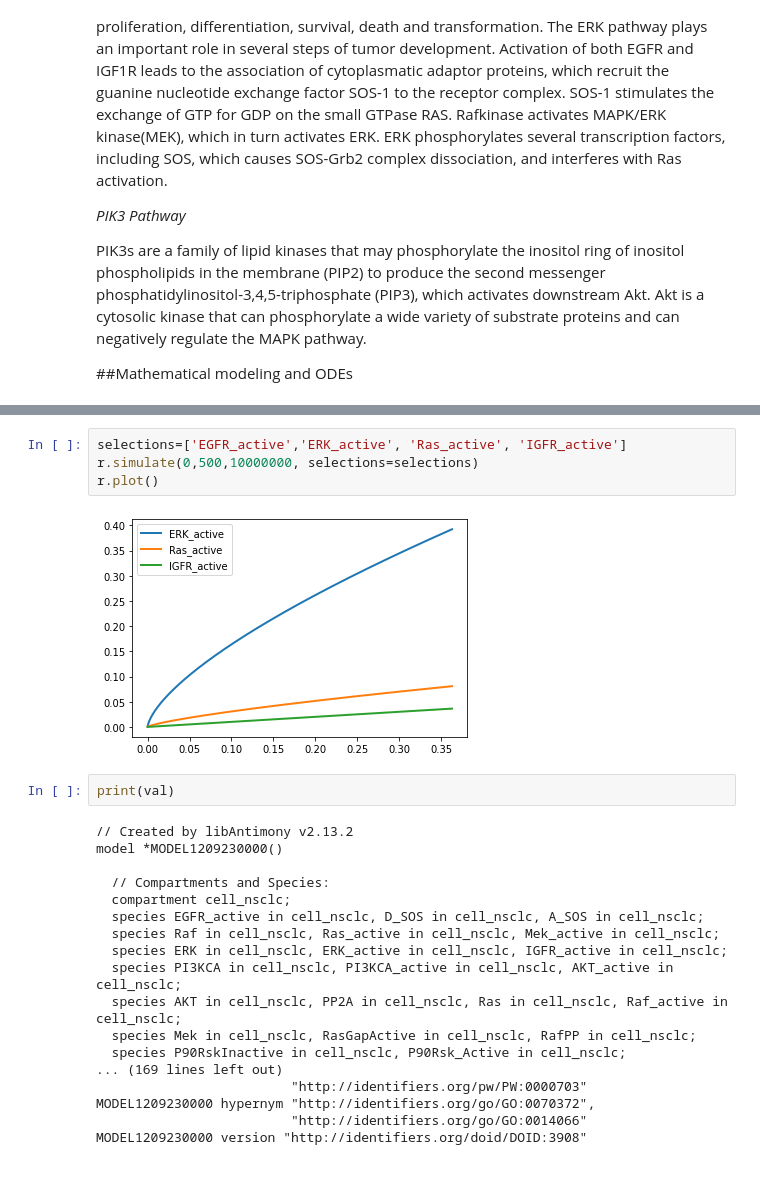
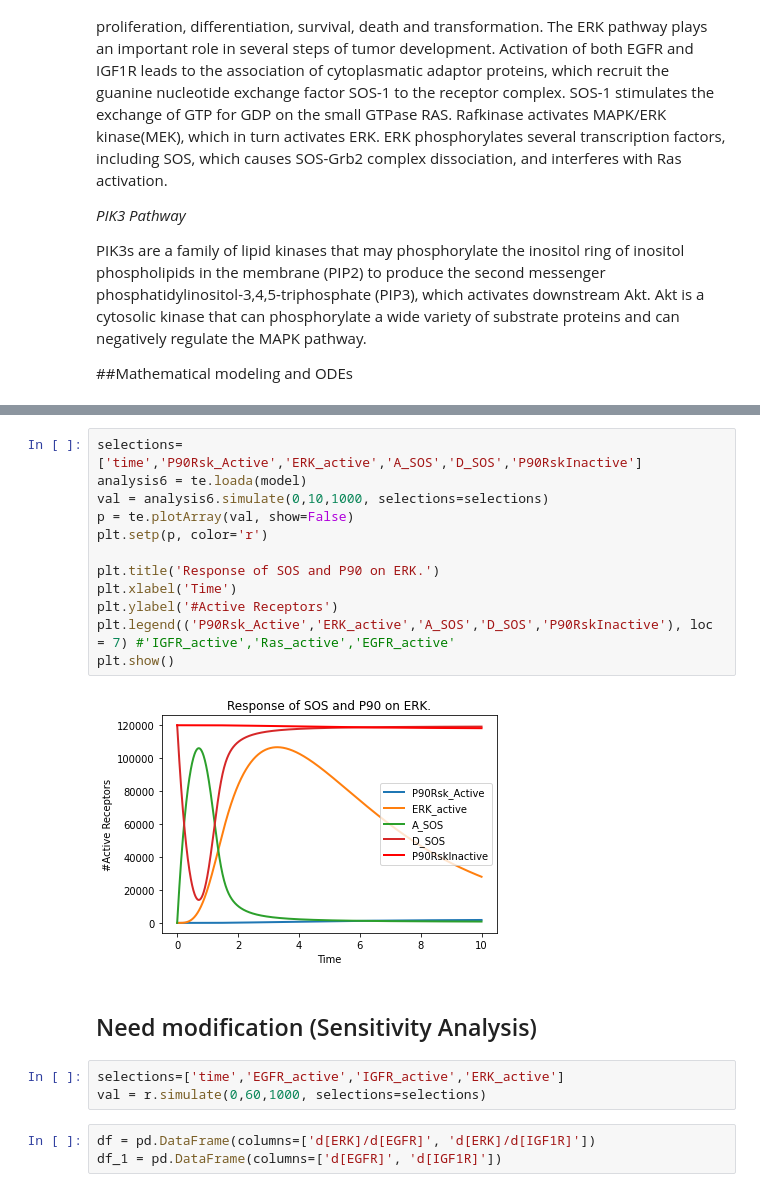
Before and after one commit to JulianoGianlupi/tellurium-nanohub-base, a Jupyter notebook: CBE_Project_draft.ipynb, the cells around one changed output, grey strips where cells are left out. Saved outputs shown, nothing was run; the diff lists cells and outputs as text.

```diff
--- a/CBE_Project_draft.ipynb
+++ b/CBE_Project_draft.ipynb
@@ -49,26 +476,22 @@ r.plot()
+# %%
+selections=['time','P90Rsk_Active','ERK_active','A_SOS','D_SOS','P90RskInactive']
+analysis6 = te.loada(model)
+val = analysis6.simulate(0,10,1000, selections=selections)
+p = te.plotArray(val, show=False)
+plt.setp(p, color='r')
+
+plt.title('Response of SOS and P90 on ERK.')
+plt.xlabel('Time')
+plt.ylabel('#Active Receptors')
+plt.legend(('P90Rsk_Active','ERK_active','A_SOS','D_SOS','P90RskInactive'), loc = 7) #'IGFR_active','Ras_active','EGFR_active'
+plt.show()
+# %% [output]
+[figure, added]
+# %% [markdown]
+## Need modification (Sensitivity Analysis)
 # %%
-selections=['EGFR_active','ERK_active', 'Ras_active', 'IGFR_active']
-r.simulate(0,500,10000000, selections=selections)
-r.plot()
+selections=['time','EGFR_active','IGFR_active','ERK_active']
+val = r.simulate(0,60,1000, selections=selections)
-# %% [output]
-[figure, removed]
-# %%
-print(val)
-# %% [output]
-// Created by libAntimony v2.13.2
-model *MODEL1209230000()
-
-  // Compartments and Species:
-  compartment cell_nsclc;
-  species EGFR_active in cell_nsclc, D_SOS in cell_nsclc, A_SOS in cell_nsclc;
-  species Raf in cell_nsclc, Ras_active in cell_nsclc, Mek_active in cell_nsclc;
-  species ERK in cell_nsclc, ERK_active in cell_nsclc, IGFR_active in cell_nsclc;
-  species PI3KCA in cell_nsclc, PI3KCA_active in cell_nsclc, AKT_active in cell_nsclc;
-  species AKT in cell_nsclc, PP2A in cell_nsclc, Ras in cell_nsclc, Raf_active in cell_nsclc;
-  species Mek in cell_nsclc, RasGapActive in cell_nsclc, RafPP in cell_nsclc;
-  species P90RskInactive in cell_nsclc, P90Rsk_Active in cell_nsclc;
-... (169 lines left out)
-                         "http://identifiers.org/pw/PW:0000703"
-MODEL1209230000 hypernym "http://identifiers.org/go/GO:0070372",
-                         "http://identifiers.org/go/GO:0014066"
-MODEL1209230000 version "http://identifiers.org/doid/DOID:3908"
+# %%
+df = pd.DataFrame(columns=['d[ERK]/d[EGFR]', 'd[ERK]/d[IGF1R]'])
+df_1 = pd.DataFrame(columns=['d[EGFR]', 'd[IGF1R]'])
```
Also changed, not shown: parts of 26 cells of this notebook.
